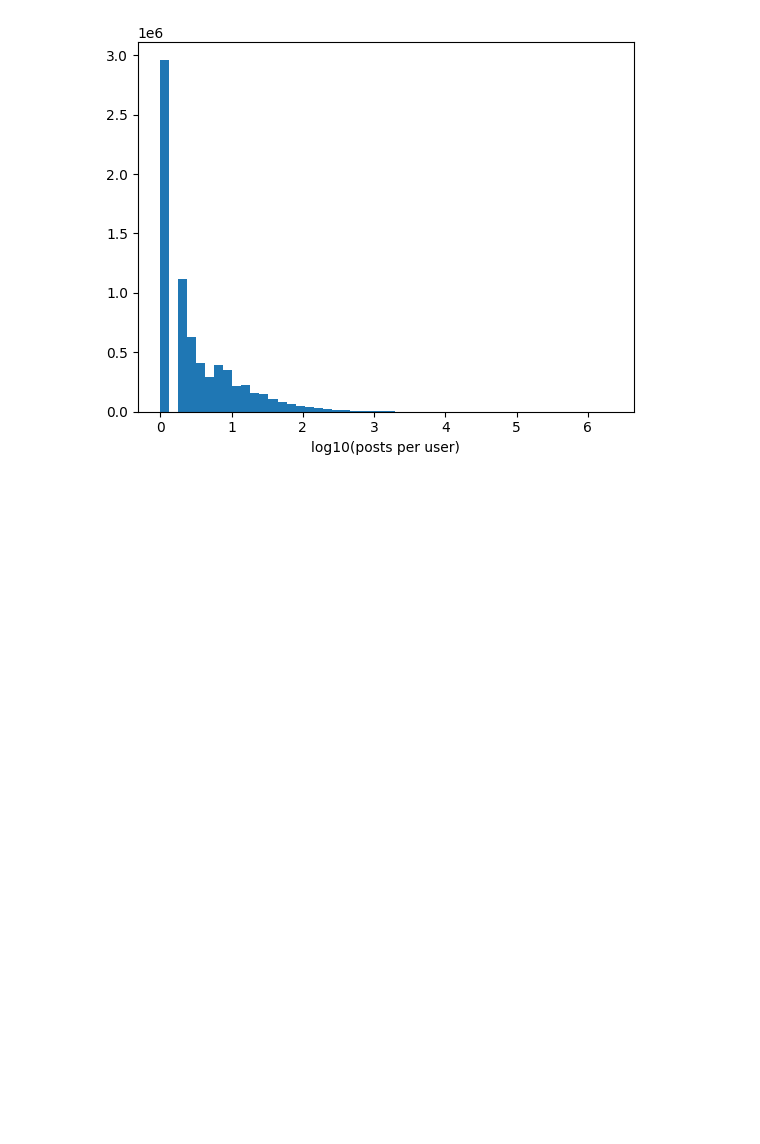
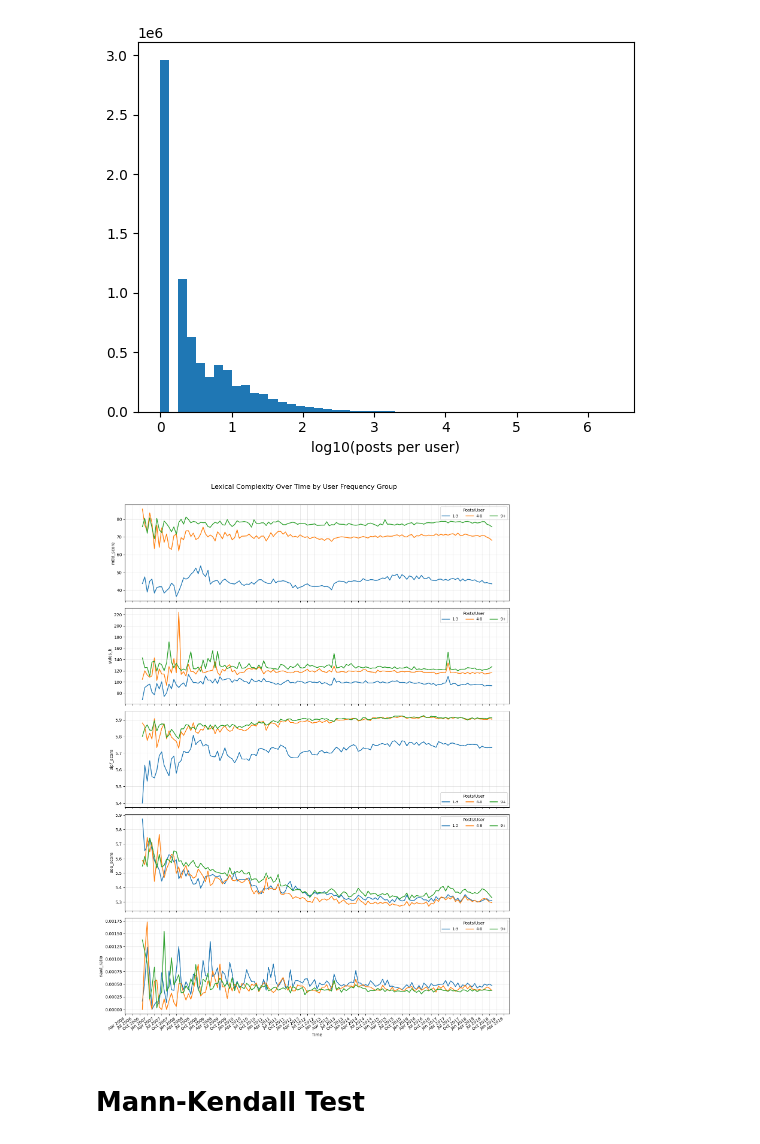
Before and after one commit to nickvick04/ORFE-Thesis, a Jupyter notebook: src/notebook.ipynb, the cells around one changed output. Drawn from its saved outputs; the diff is of its cells as text; code cells hidden in the pictures; blank space fills up the shorter version.

```diff
--- a/src/notebook.ipynb
+++ b/src/notebook.ipynb
@@ -442,3 +439,9 @@ plt.xlabel("log10(posts per user)")
 plt.show()
 # %% [output]
 [figure]
+# %%
+plot_complexity_by_user_frequency_over_time(df)
+# %% [output]
+[figure, added]
+# %% [markdown]
+# Mann-Kendall Test
```
Also changed, not shown: parts of 6 cells of this notebook, 2 other files.
